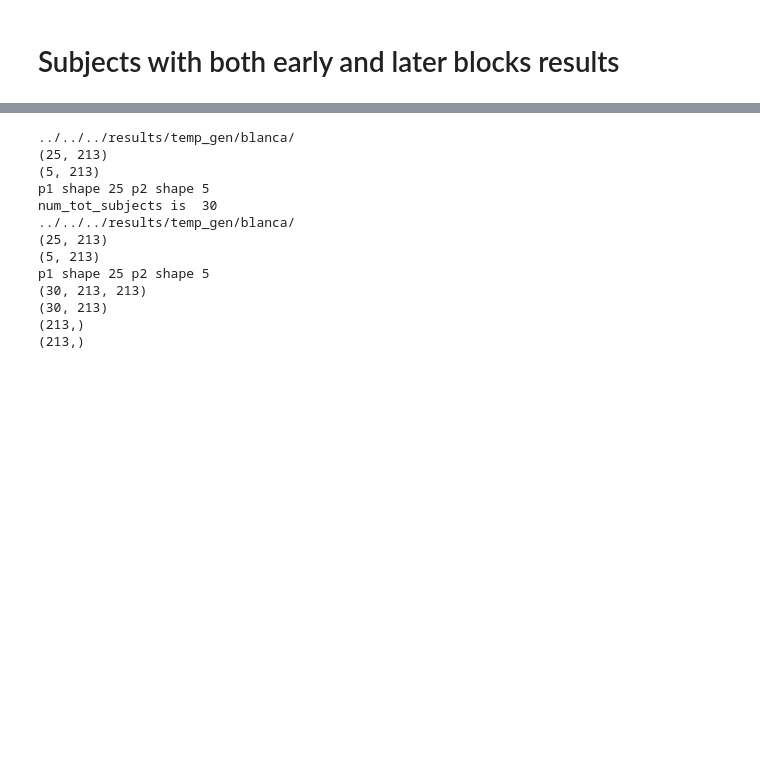
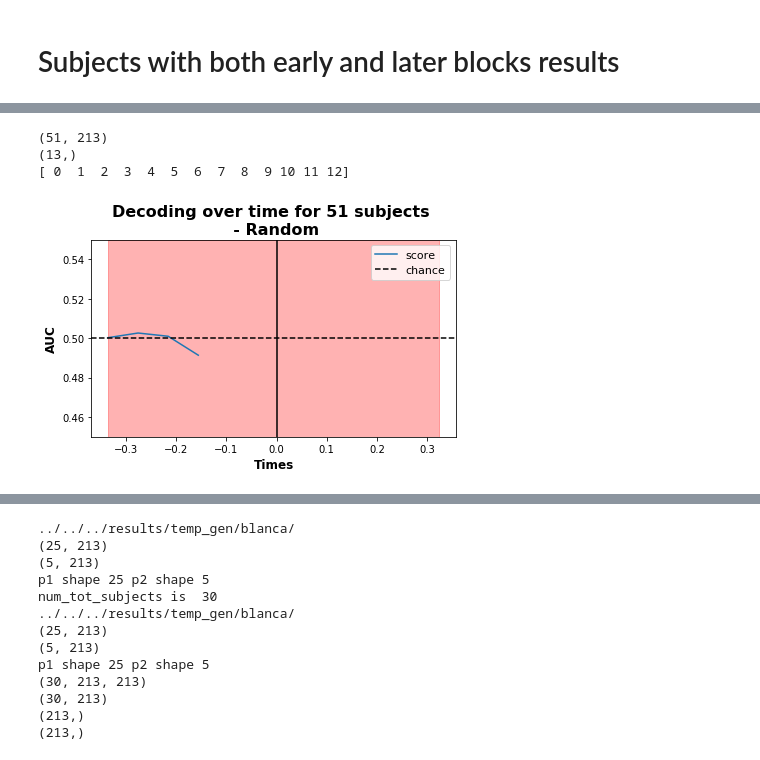
Before and after one commit to MaryZolfaghar/SPLT_EEG, a Jupyter notebook: jupyter/finals/final_genResults_randomSimulation_myData_may0420.ipynb, the cells around one changed output, grey strips where cells are left out. Drawn from its saved outputs; the diff is of its cells as text; code cells hidden in the pictures; blank space fills up the shorter version.

```diff
--- a/jupyter/finals/final_genResults_randomSimulation_myData_may0420.ipynb
+++ b/jupyter/finals/final_genResults_randomSimulation_myData_may0420.ipynb
@@ -617,0 +750,52 @@ p1 shape 35 p2 shape 16
+# %%
+diag_scores = avgPdiag_e.copy()
+clusts = clust_pck.copy()
+is_diff=0
+
+
+print(diag_scores.shape)
+
+indx=[16,31,46,61,76,91,106,121,136,151,166,181,196] #every 15 samples -> 15*4=60ms
+diag_scores = do_time_bin(diag_scores.copy(),indx, sbt=0)
+print(diag_scores.shape)
+plot_times=subset.times[indx]
+
+font=set_fonts()
+[t_obs, clusters, clusters_pv, H0] = clusts
+
+# Plot the diagonal (it's exactly the same as the time-by-time decoding above)
+fig, ax = plt.subplots()
+plt.tight_layout()
+ax.plot(plot_times, diag_scores, label='score')
+ax.axhline(.5, color='k', linestyle='--', label='chance')
+if is_diff:
+    plt.ylim([-0.1,0.1])
+else:
+    plt.ylim([0.45,0.55])
+ax.axvline(.0, color='k', linestyle='-')
+
+for i_clu, clu_idx in enumerate(clusters):
+    clu_idx=clu_idx[0]
+    print(clu_idx)
+    # unpack cluster information, get unique indices
+    if clusters_pv[i_clu] <= 0.05:
+        h = plt.axvspan(plot_times[clu_idx[0]], plot_times[clu_idx[-1] - 1],
+                        color='r', alpha=0.3)
+        plt.legend((h, ), ('cluster p-value < 0.05', ))
+    else:
+        h2 = plt.axvspan(plot_times[clu_idx[0]], plot_times[clu_idx[-1] - 1], color=(0.3, 0.3, 0.3),
+                         alpha=0.3)
+#         plt.legend((h2, ), ('cluster p-value > 0.05', ))
+
+plt.tight_layout()
+plt.xlabel('Times',  fontproperties=font, fontsize=12, fontweight='bold')
+plt.ylabel('AUC', fontproperties=font, fontsize=12, fontweight='bold')#, labelpad=16,)
+plt.title('Decoding over time for %s subjects \n %s ' %(num_tot_subjects, title), fontproperties=font, fontweight='bold', fontsize=16)
+
+plt.legend(fontsize=11)
+plt.tight_layout()
+# %% [output]
+(51, 213)
+(13,)
+[ 0  1  2  3  4  5  6  7  8  9 10 11 12]
+[figure, added]
```
Also changed, not shown: parts of 10 cells of this notebook.
